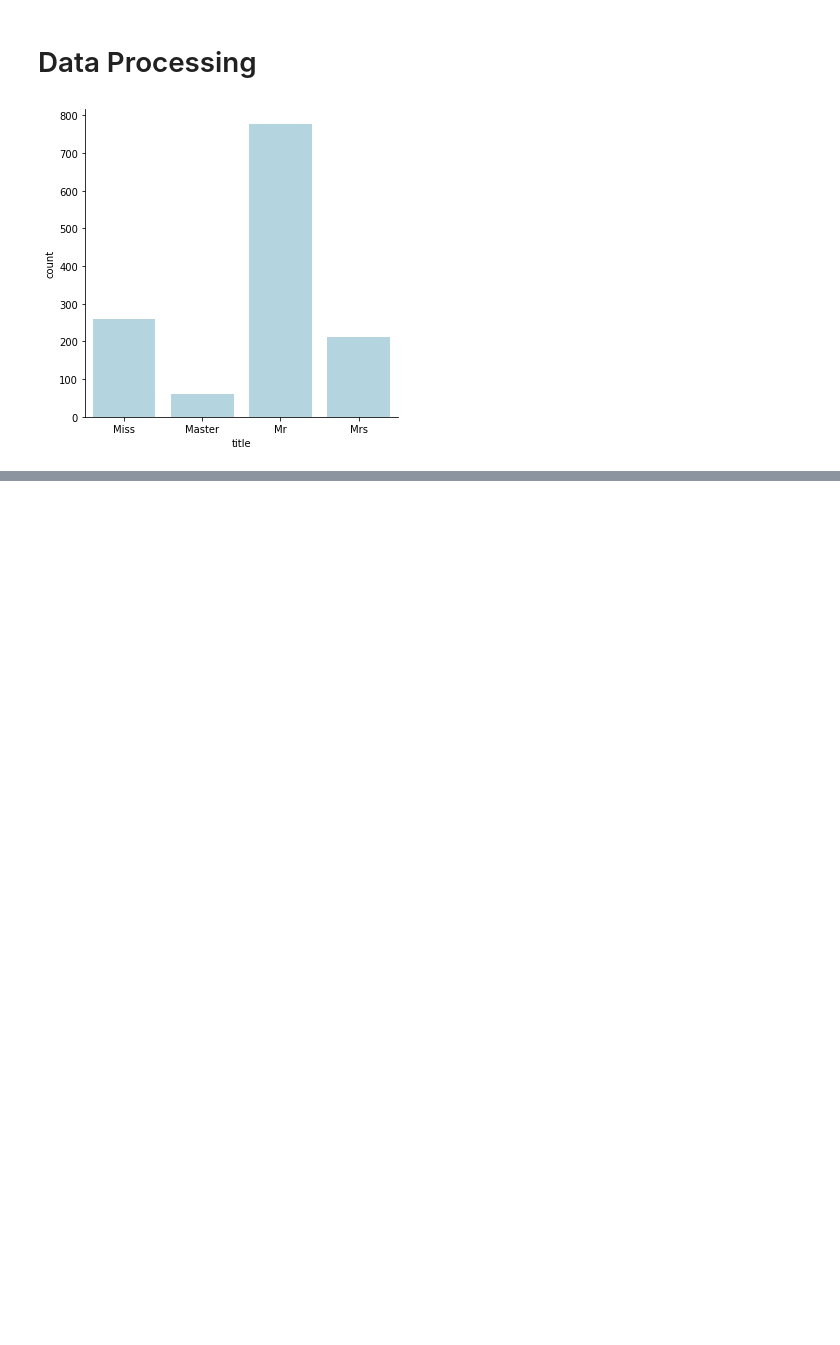
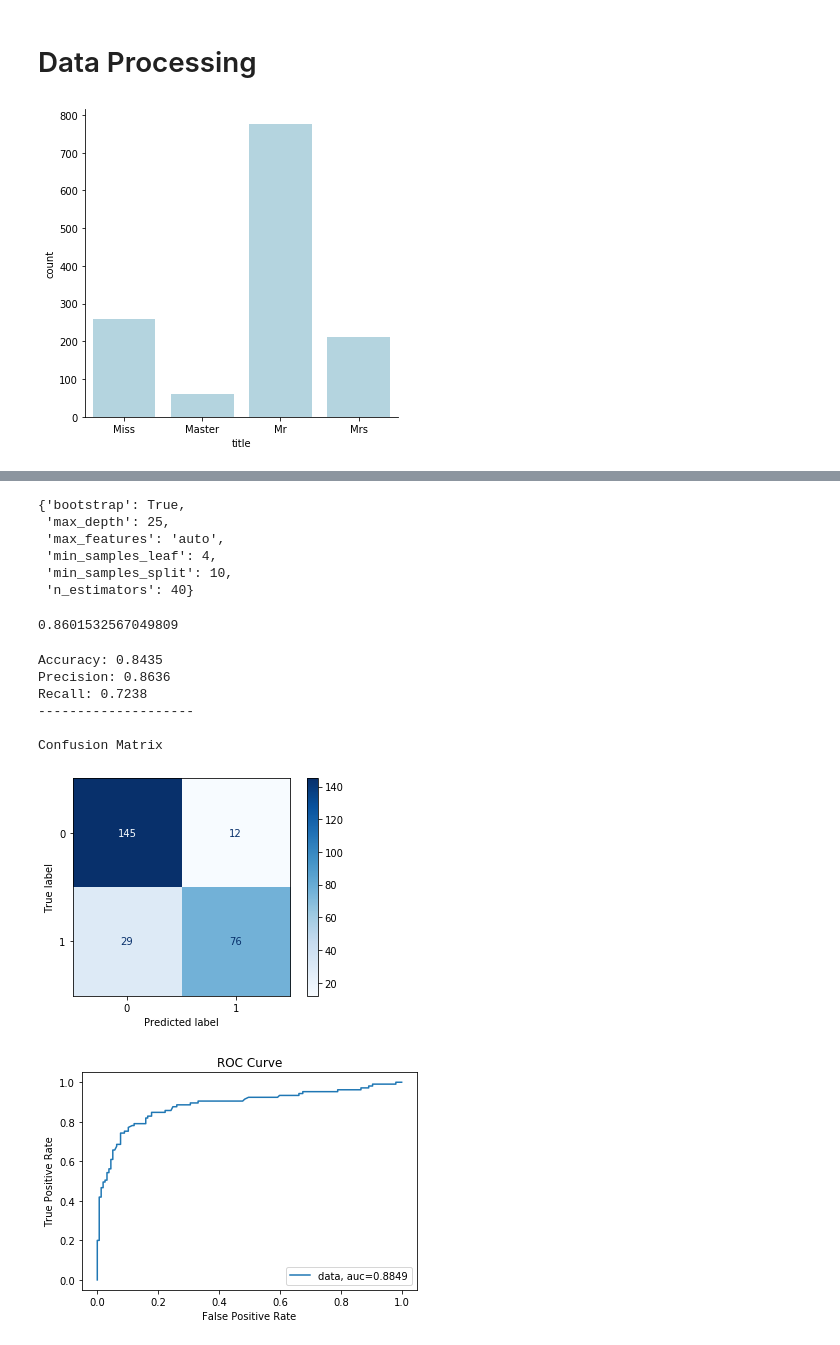
Before and after one commit to raulbarrue/titanic_api, a Jupyter notebook: modelling/EDA & Modelling.ipynb, the cells around one changed output, grey strips where cells are left out. Drawn from its saved outputs; the diff is of its cells as text; code cells hidden in the pictures; blank space fills up the shorter version.

```diff
--- a/modelling/EDA & Modelling.ipynb
+++ b/modelling/EDA & Modelling.ipynb
@@ -151,0 +310,3 @@ sns.catplot(x="title", kind="count", color="lightblue", data=df);
+# %%
+X = df2.drop("survived", axis=1)
+y = df2["survived"]
@@ -151,0 +463,15 @@ sns.catplot(x="title", kind="count", color="lightblue", data=df);
+# %%
+best_params_rfc
+# {'bootstrap': True,
+#  'max_depth': 25,
+#  'max_features': 'auto',
+#  'min_samples_leaf': 4,
+#  'min_samples_split': 10,
+#  'n_estimators': 40}
+# %% [output]
+{'bootstrap': True,
+ 'max_depth': 25,
+ 'max_features': 'auto',
+ 'min_samples_leaf': 4,
+ 'min_samples_split': 10,
+ 'n_estimators': 40}
@@ -151,0 +486,49 @@ sns.catplot(x="title", kind="count", color="lightblue", data=df);
+# %%
+# From the internet
+rfc = RandomForestClassifier(n_jobs=-1,
+                             bootstrap=best_params["bootstrap"],
+                             max_depth=best_params["max_depth"],
+                             max_features=best_params[ "max_features"],
+                             min_samples_leaf=best_params["min_samples_leaf"],
+                             min_samples_split=best_params["min_samples_split"],
+                             n_estimators=best_params[ "n_estimators"])
+# %%
+rfc.fit(X_train, y_train)
+rfc.score(X_train, y_train)
+# %% [output]
+0.8601532567049809
+# %%
+y_pred = rfc.predict(X_test)
+y_pred_probs = rfc.predict_proba(X_test)
+# %%
+#Results
+#print("Confusion Matrix:\n", confusion_matrix(y_test_under, y_pred_under))
+print("Accuracy:", np.round(accuracy_score(y_test, y_pred),4))
+print("Precision:", np.round(precision_score(y_test, y_pred),4))
+print("Recall:", np.round(recall_score(y_test, y_pred),4))
+print("-"*20)
+print()
+print("Confusion Matrix")
+plot_confusion_matrix(rfc, X_test, y_test, values_format=".5g", cmap="Blues");
+
+
+#ROC Curve
+y_pred_proba = y_pred_probs[::,1]
+fpr, tpr, _ = roc_curve(y_test, y_pred_proba)
+auc = roc_auc_score(y_test, y_pred_proba)
+plt.figure()
+plt.plot(fpr,tpr,label="data, auc="+str(np.round(auc,4)));
+plt.title("ROC Curve")
+plt.xlabel("False Positive Rate")
+plt.ylabel("True Positive Rate")
+plt.legend(loc=4);
+#plt.show()
+# %% [output]
+Accuracy: 0.8435
+Precision: 0.8636
+Recall: 0.7238
+--------------------
+
+Confusion Matrix
+[figure, added]
+[figure, added]
```
Also changed, not shown: parts of 70 cells of this notebook, 13 other files.
